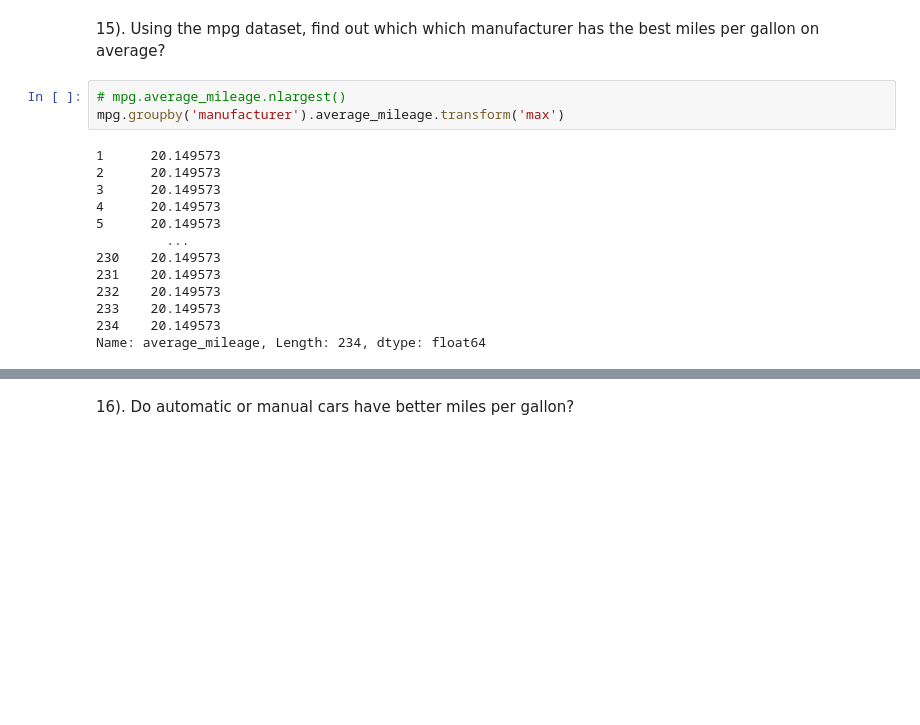
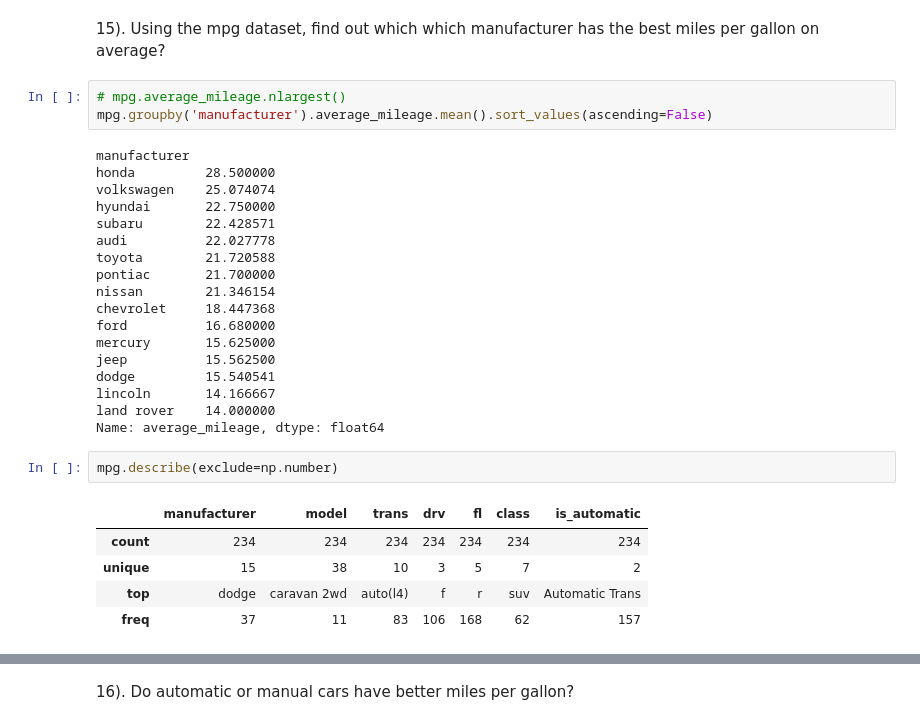
Before and after one commit to stephenkipkurui/numpy-pandas-visualization-exercises, a Jupyter notebook: advanced_dataframes.ipynb, the cells around one changed output, grey strips where cells are left out. Saved outputs shown, nothing was run; the diff lists cells and outputs as text; blank space fills up the shorter version.

```diff
--- a/advanced_dataframes.ipynb
+++ b/advanced_dataframes.ipynb
@@ -372,17 +424,30 @@ mpg
 15). Using the mpg dataset, find out which which manufacturer has the best miles per gallon on average?
 # %%
 # mpg.average_mileage.nlargest()
-mpg.groupby('manufacturer').average_mileage.transform('max')
+mpg.groupby('manufacturer').average_mileage.mean().sort_values(ascending=False)
 # %% [output]
-1      20.149573
-2      20.149573
-3      20.149573
-4      20.149573
-5      20.149573
-         ...
-230    20.149573
-231    20.149573
-232    20.149573
-233    20.149573
-234    20.149573
-Name: average_mileage, Length: 234, dtype: float64
+manufacturer
+honda         28.500000
+volkswagen    25.074074
+hyundai       22.750000
+subaru        22.428571
+audi          22.027778
+toyota        21.720588
+pontiac       21.700000
+nissan        21.346154
+chevrolet     18.447368
+ford          16.680000
+mercury       15.625000
+jeep          15.562500
+dodge         15.540541
+lincoln       14.166667
+land rover    14.000000
+Name: average_mileage, dtype: float64
+# %%
+mpg.describe(exclude=np.number)
+# %% [output]
+|  | manufacturer | model | trans | drv | fl | class | is_automatic |
+| count | 234 | 234 | 234 | 234 | 234 | 234 | 234 |
+| unique | 15 | 38 | 10 | 3 | 5 | 7 | 2 |
+| top | dodge | caravan 2wd | auto(l4) | f | r | suv | Automatic Trans |
+| freq | 37 | 11 | 83 | 106 | 168 | 62 | 157 |
```
Also changed, not shown: parts of 32 cells of this notebook.
